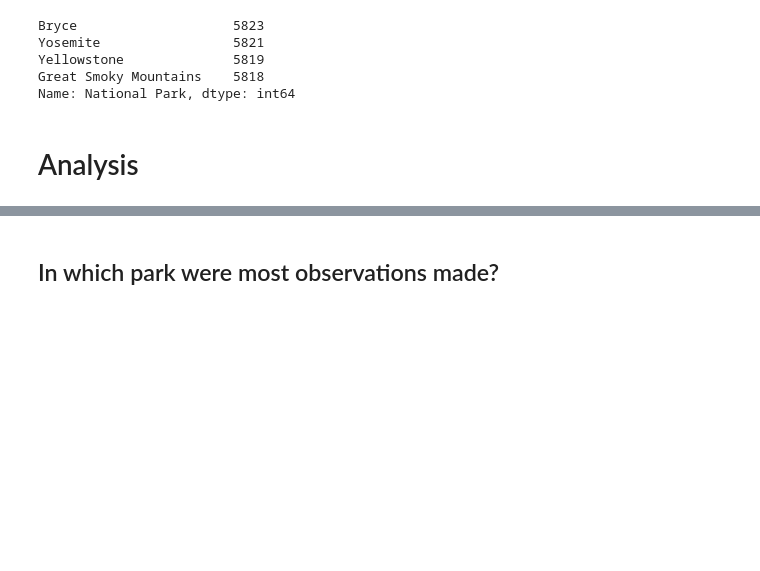
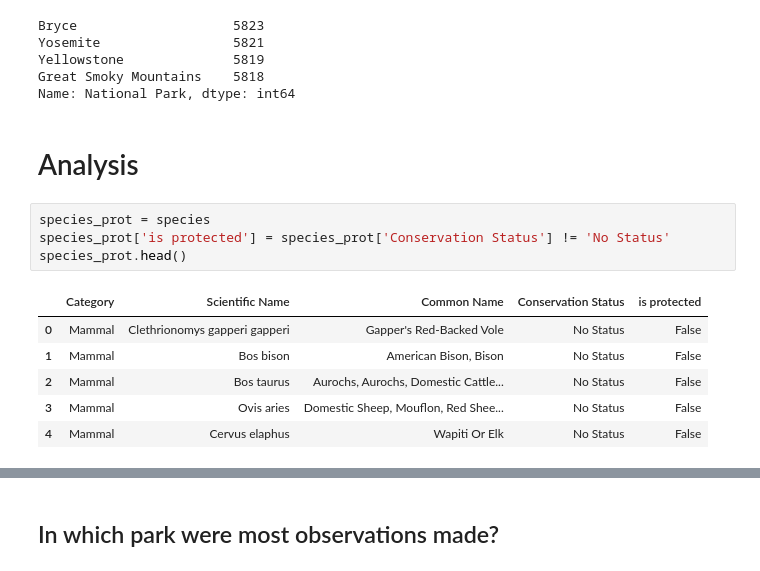
Before and after one commit to nalim8/Biodiversity, a Jupyter notebook: biodiversity.ipynb, the cells around one changed output, grey strips where cells are left out. Cells and saved outputs as stored; diff of their text form; blank space fills up the shorter version.

```diff
--- a/biodiversity.ipynb
+++ b/biodiversity.ipynb
@@ -141,3 +178,14 @@ Great Smoky Mountains    5818
 Name: National Park, dtype: int64
 # %% [markdown]
 # Analysis
+# %%
+species_prot = species
+species_prot['is protected'] = species_prot['Conservation Status'] != 'No Status'
+species_prot.head()
+# %% [output]
+|  | Category | Scientific Name | Common Name | Conservation Status | is protected |
+| 0 | Mammal | Clethrionomys gapperi gapperi | Gapper's Red-Backed Vole | No Status | False |
+| 1 | Mammal | Bos bison | American Bison, Bison | No Status | False |
+| 2 | Mammal | Bos taurus | Aurochs, Aurochs, Domestic Cattle... | No Status | False |
+| 3 | Mammal | Ovis aries | Domestic Sheep, Mouflon, Red Shee... | No Status | False |
+| 4 | Mammal | Cervus elaphus | Wapiti Or Elk | No Status | False |
```
Also changed, not shown: parts of 16 cells of this notebook.
